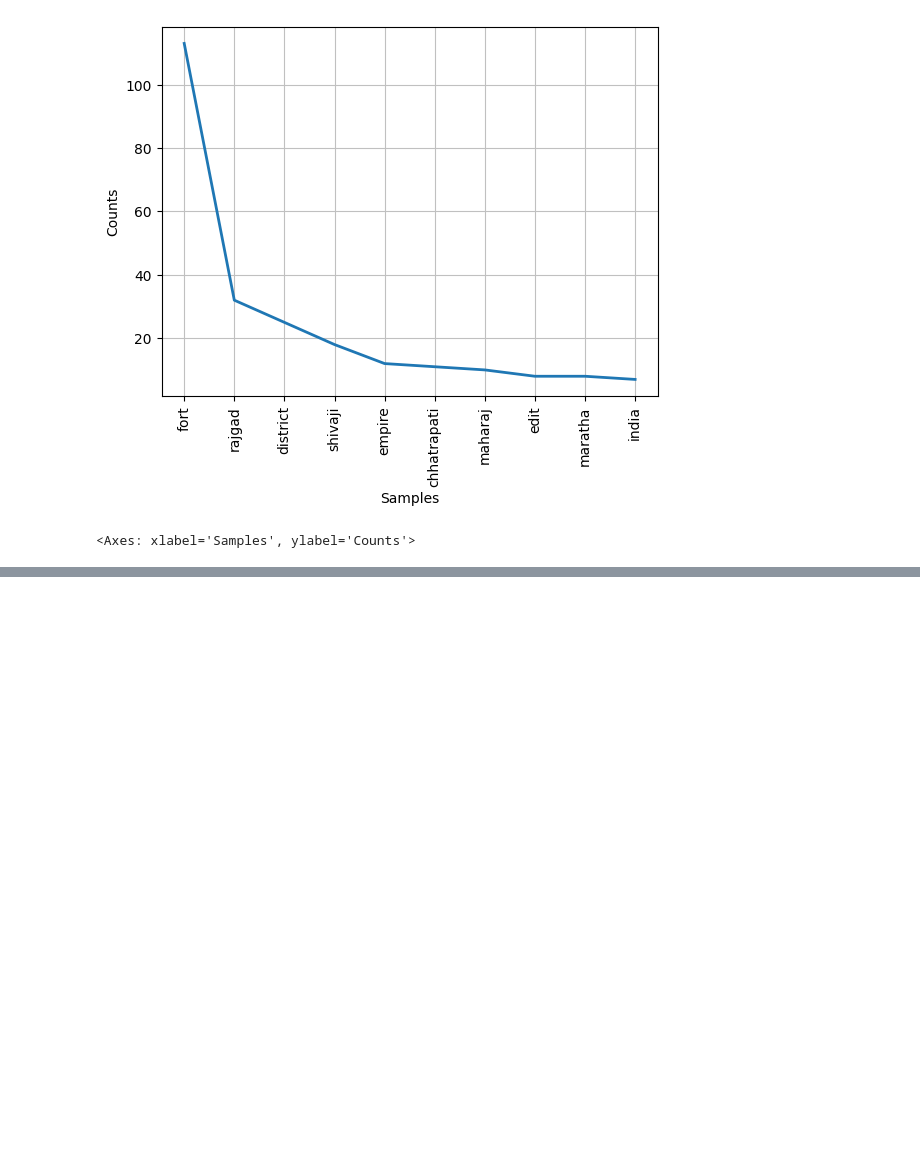
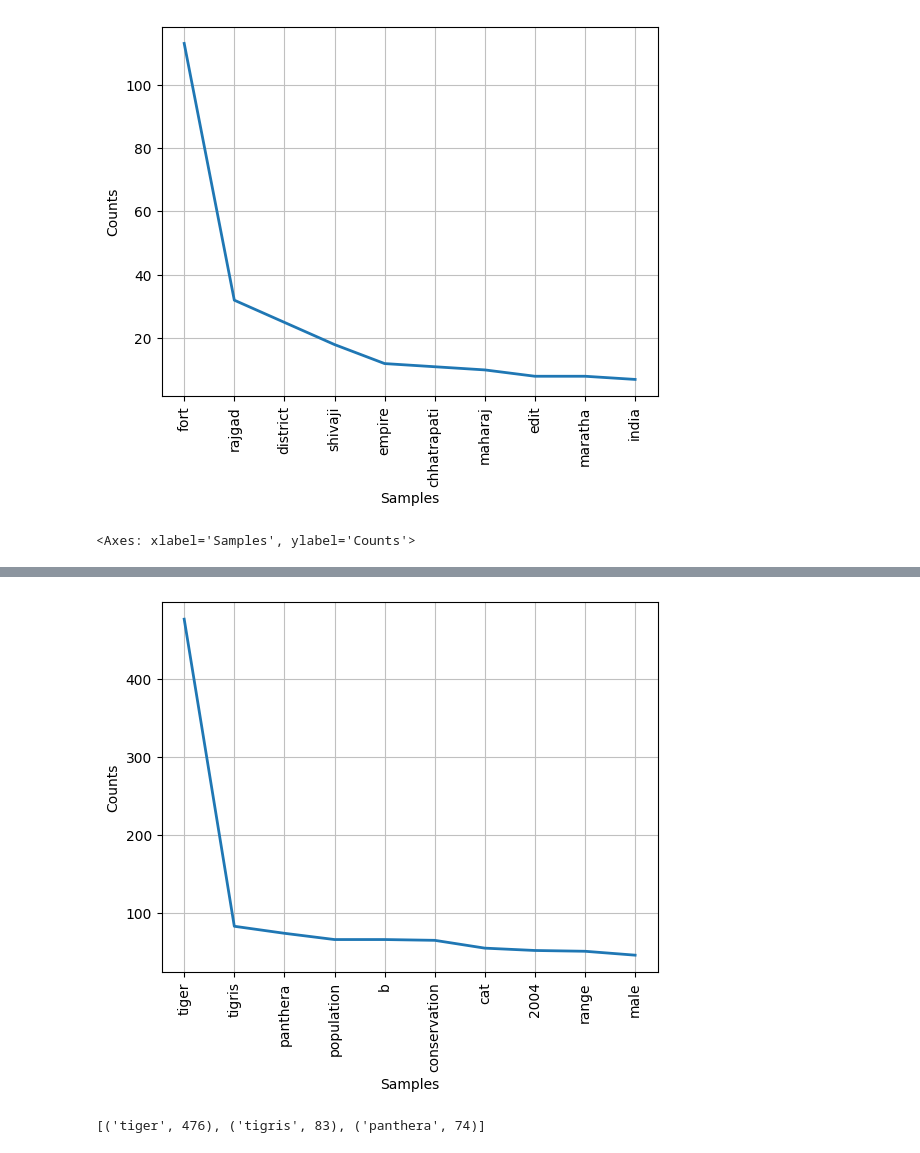
Before and after one commit to DAI3862/NLP, a Jupyter notebook: Day5/12_Info_Extraction.ipynb, the cells around one changed output, grey strips where cells are left out. Cells and saved outputs as stored; diff of their text form; code cells hidden in the pictures; blank space fills up the shorter version.

```diff
--- a/Day5/12_Info_Extraction.ipynb
+++ b/Day5/12_Info_Extraction.ipynb
@@ -83,0 +110,9 @@ freq_wo_stopwords.plot(10)
+# %%
+url = urlopen('https://en.wikipedia.org/wiki/Rajgad_Fort')
+data = url.read()
+soup = BeautifulSoup(data, 'html.parser')
+text = soup.get_text()
+token = word_tokenize(text)
+freq = FreqDist(token)
+freq_wo_stopwords.plot(10)
+freq_wo_stopwords.most_common(3)
@@ -83,0 +122,19 @@ freq_wo_stopwords.plot(10)
+# %%
+from nltk.stem import WordNetLemmatizer
+
+wnl = WordNetLemmatizer()
+url = urlopen('https://en.wikipedia.org/wiki/Tiger')
+data = url.read()
+soup = BeautifulSoup(data, 'html.parser')
+text = soup.get_text()
+tokens = word_tokenize(text)
+
+token1 = [wnl.lemmatize(token, pos='n') for token in tokens if token.lower() not in swords]
+token2 = [token.lower() for token in token1 if token.isalnum()]
+
+freq = FreqDist(token2)
+freq.plot(10)
+freq.most_common(3)
+# %% [output]
+[figure, added]
+[('tiger', 476), ('tigris', 83), ('panthera', 74)]
```
Also changed, not shown: parts of 32 cells of this notebook, 4 other files.
